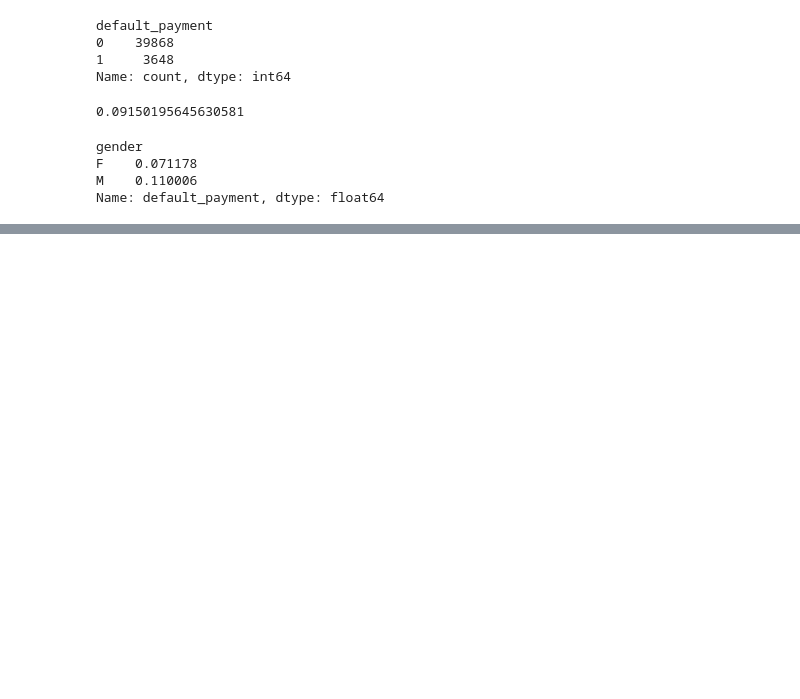
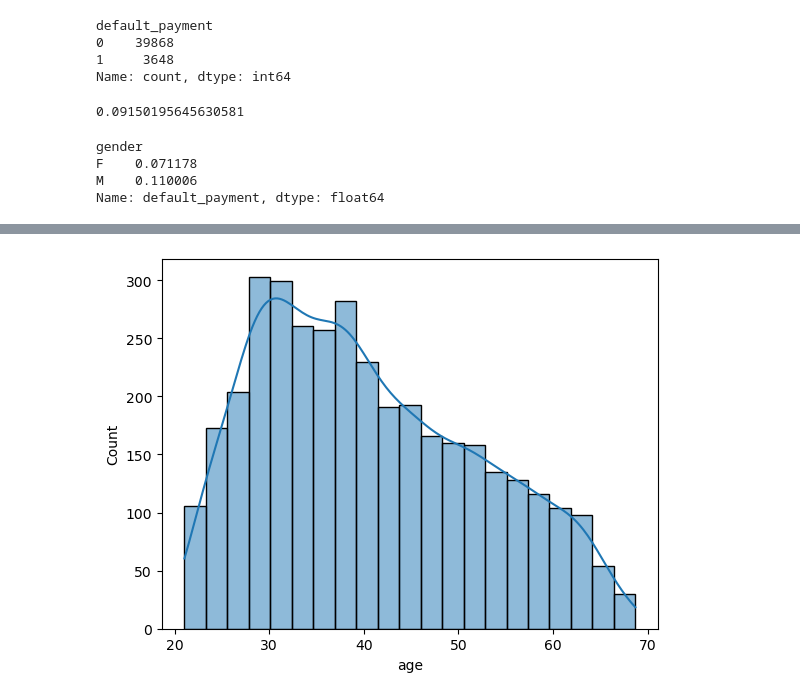
Before and after one commit to deveshpatwa/Pyhton-projects, a Jupyter notebook: bank loan/Final project.ipynb, the cells around one changed output, grey strips where cells are left out. Drawn from its saved outputs; the diff is of its cells as text; code cells hidden in the pictures; blank space fills up the shorter version.

```diff
--- a/bank loan/Final project.ipynb
+++ b/bank loan/Final project.ipynb
@@ -638,0 +659,5 @@ Name: default_payment, dtype: float64
+# %%
+sns.histplot(x=df.query('default_payment == 1')['age'],kde=True,data=df)
+# plt.savefig('default by age')
+# %% [output]
+[figure, added]
```
Also changed, not shown: parts of 7 cells of this notebook, 3 other files.
